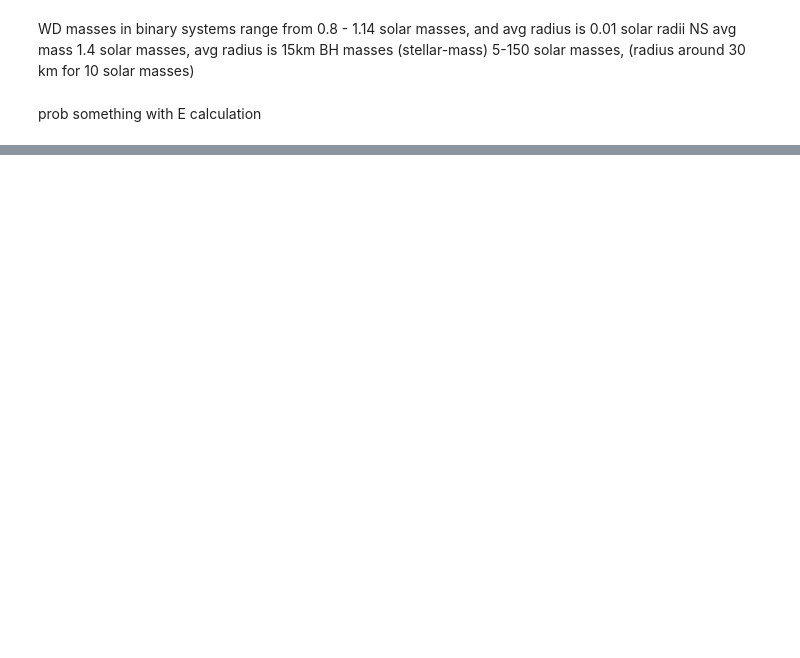
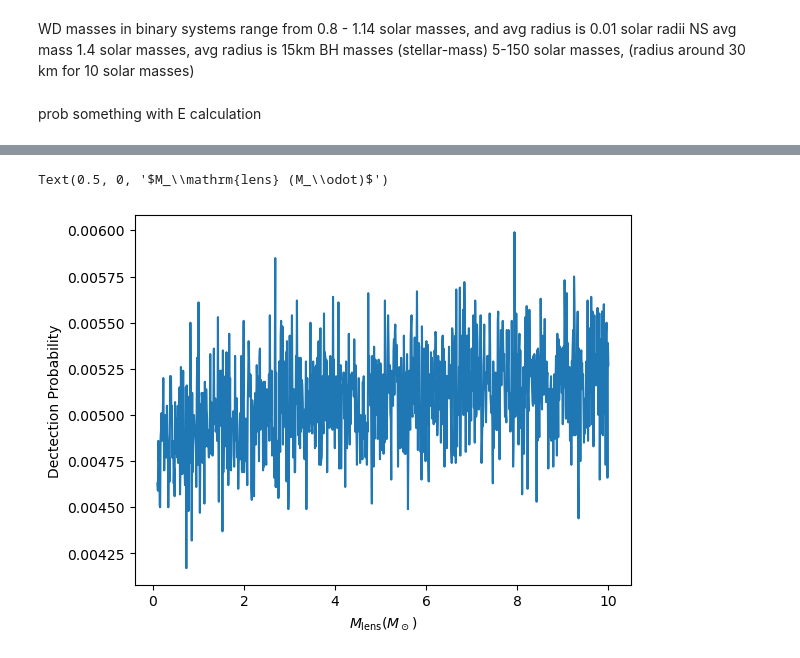
Before and after one commit to lmanqiwang/SLBlensing, a Jupyter notebook: testing.ipynb, the cells around one changed output, grey strips where cells are left out. Saved outputs shown, nothing was run; the diff lists cells and outputs as text; code cells hidden in the pictures; blank space fills up the shorter version.

```diff
--- a/testing.ipynb
+++ b/testing.ipynb
@@ -37,0 +140,15 @@ test1.plot_light_curve(t)
+# %%
+Mlens_vals = np.linspace(0.1, 10, 1000) * u.Msun
+a = 1.0 * u.au
+
+results = [transit_prob_a(a, Mstar=1*u.Msun, Mlens=Ml, D=26.8*u.pc)
+           for Ml in Mlens_vals]
+
+hits = np.array([r[0] for r in results])
+size = np.array([r[1] for r in results])
+
+P = hits / size
+
+print(P)
+print(hits)
+print(Mlens_vals)
@@ -37,0 +173,7 @@ test1.plot_light_curve(t)
+# %%
+plt.plot(Mlens_vals, P)
+plt.ylabel("Dectection Probability")
+plt.xlabel("$M_\mathrm{lens} (M_\odot)$")
+# %% [output]
+Text(0.5, 0, '$M_\\mathrm{lens} (M_\\odot)$')
+[figure, added]
```
Also changed, not shown: parts of 14 cells of this notebook.
